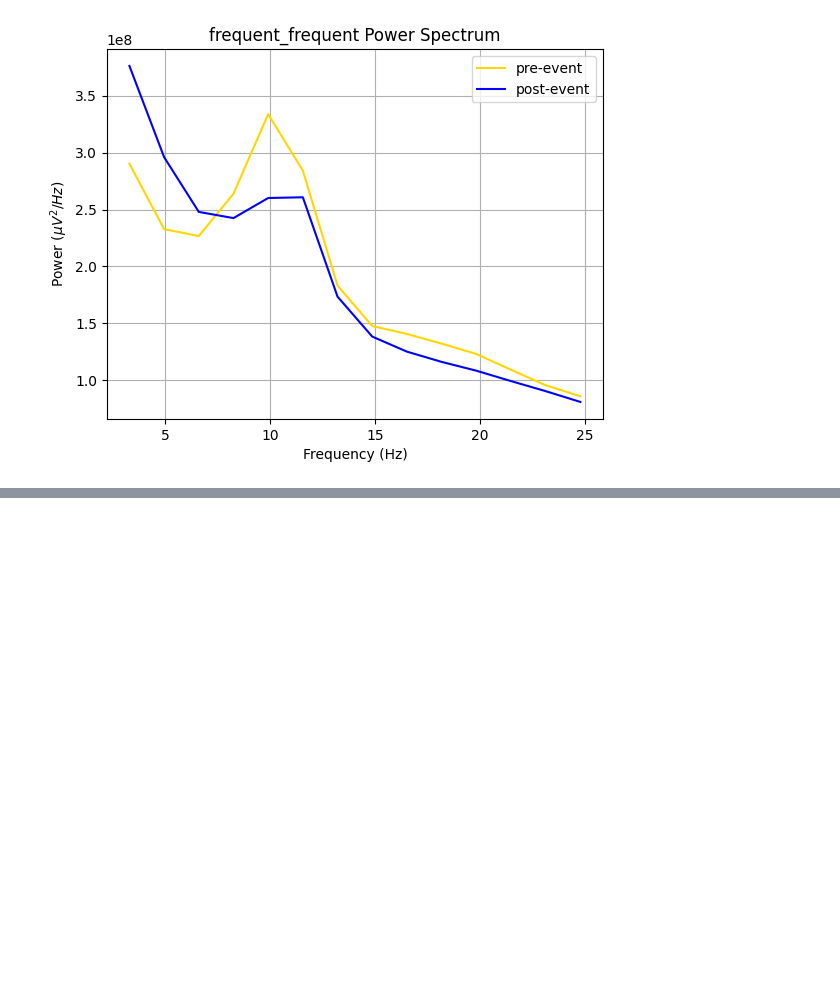
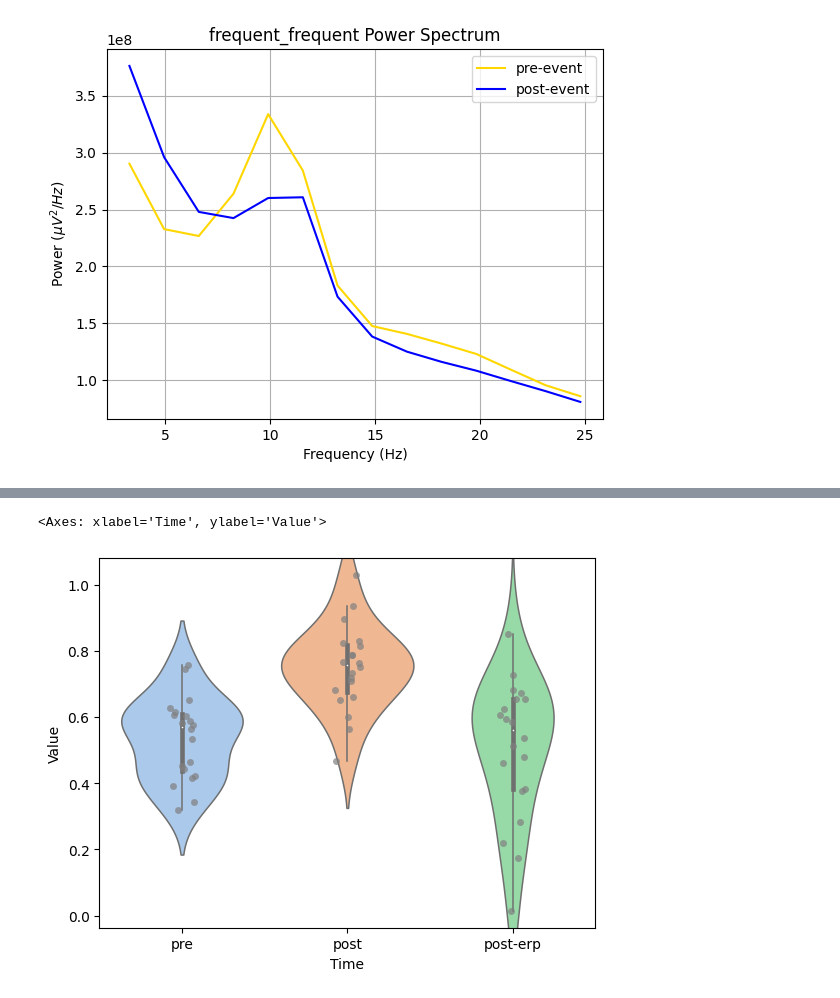
Before and after one commit to leoflur/EEG_ERP_Aperiodic_Analysis, a Jupyter notebook: cygnus_11_25_24_complete.ipynb, the cells around one changed output, grey strips where cells are left out. Drawn from its saved outputs; the diff is of its cells as text; code cells hidden in the pictures; blank space fills up the shorter version.

```diff
--- a/cygnus_11_25_24_complete.ipynb
+++ b/cygnus_11_25_24_complete.ipynb
@@ -330,0 +547,9 @@ for condition in conditions:
+# %%
+"""
+we need to convert the data into a pandas dicionary so that we can use it with seaborn
+-- our data is currently in a wide format and need to convert to a long format which
+means we have one iteration per row. After the data is converted into a long form
+data frame we can the plot using seaborn.
+"""
+df = pd.DataFrame(aps_dict)
+df
@@ -330,0 +561,7 @@ for condition in conditions:
+# %%
+# stack converts to long form
+df_long = df.stack() # converts to long form (all the varaibles on the left)
+# %%
+df_long = df_long.explode() # now each row corresponds to one iteration
+df_long = df_long.reset_index() # get rid of the hierarchical index
+df_long.columns = ['Time', 'Condition', 'Value'] # give the correct column names
@@ -330,0 +584,28 @@ for condition in conditions:
+# %%
+# using isin to filter based on pip type (frequent_rare, rare_frequent, frequent_frequent) to generate the violin plots
+# from figer 2A in gyrukovics
+# also have to ensure that all values in the numeric column are numerical otherwise with throw an error
+df_long['Value'] = pd.to_numeric(df_long['Value'])
+
+frequent_rare_df = df_long[df_long['Condition'].isin(['frequent_rare'])]
+rare_frequent_df = df_long[df_long['Condition'].isin(['rare_frequent'])]
+frequent_frequent_df = df_long[df_long['Condition'].isin(['frequent_frequent'])]
+# %%
+sns.violinplot(data=frequent_frequent_df,
+        x='Time',
+        y='Value',
+        palette = 'pastel',
+        inner = 'box',
+        linewidth= 1.1)
+
+sns.stripplot(
+    data=frequent_frequent_df,
+    x='Time',
+    y='Value',
+    color='grey',  # grey points
+    alpha=0.7,  # Adjust transparency
+    jitter= 0.08  # Add jitter
+)
+# %% [output]
+<Axes: xlabel='Time', ylabel='Value'>
+[figure, added]
```
Also changed, not shown: parts of 14 cells of this notebook, 2 other files.
